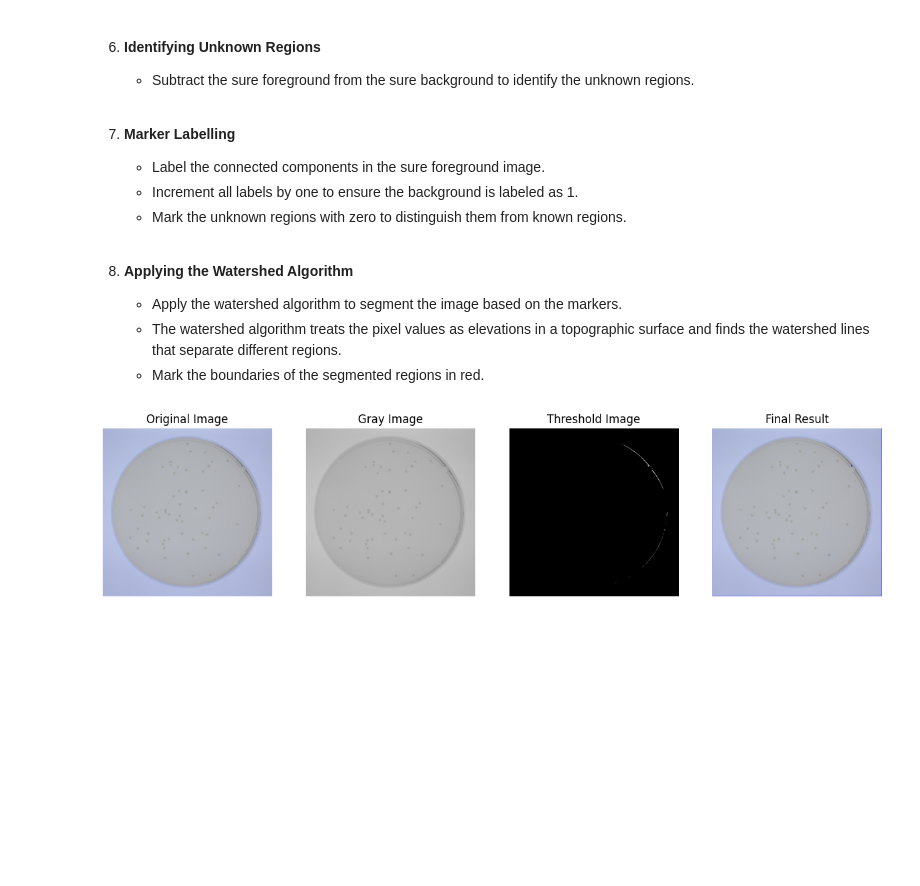
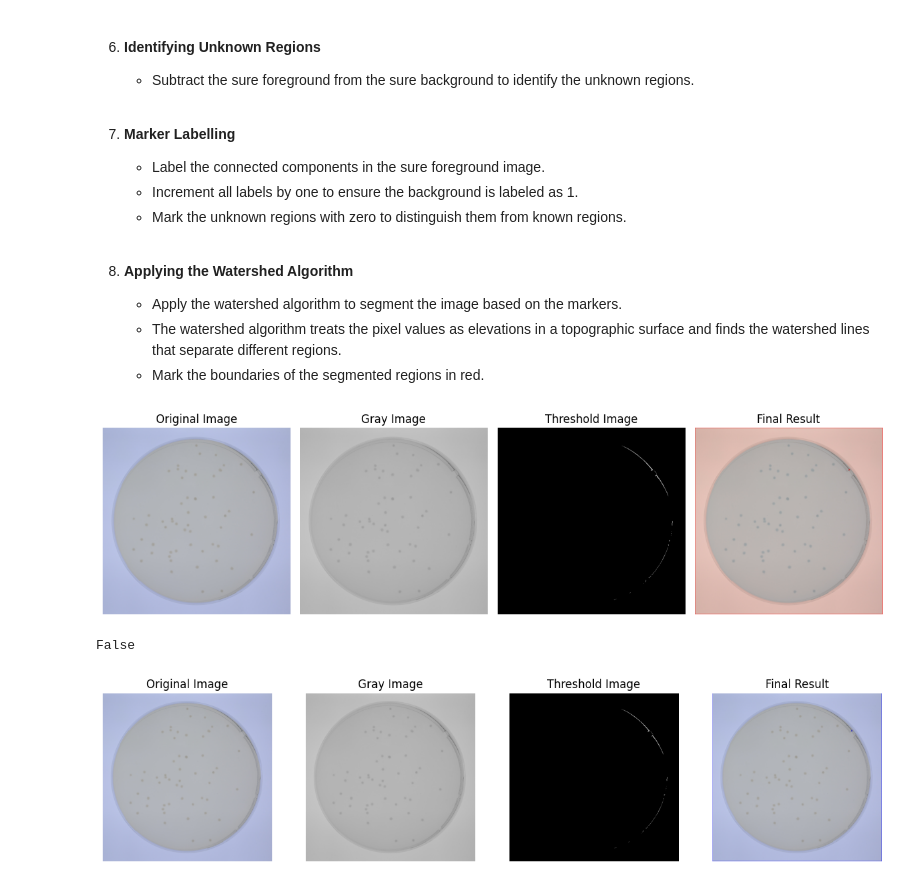
Before and after one commit to juanyuri/AutomaticCellCounting, a Jupyter notebook: notebook.ipynb, the cells around one changed output. Saved outputs shown, nothing was run; the diff lists cells and outputs as text; code cells hidden in the pictures; blank space fills up the shorter version.

```diff
--- a/notebook.ipynb
+++ b/notebook.ipynb
@@ -157,45 +157,80 @@ The objective of the Watershed algorithm to perform image segmentation on a give
    - The watershed algorithm treats the pixel values as elevations in a topographic surface and finds the watershed lines that separate different regions.
    - Mark the boundaries of the segmented regions in red.
 # %%
+import cv2
+import numpy as np
+import matplotlib.pyplot as plt
+
+# Load the image and resize
 img = cv2.imread(IMAGE_PATH)
 img = cv2.resize(img, None, fx=0.35, fy=0.35)
-
-# Converts the image from BGR color space to grayscale
+img_copy = cv2.imread(IMAGE_PATH)
+# Convert to grayscale
 gray = cv2.cvtColor(img, cv2.COLOR_BGR2GRAY)
 
 # Apply a binary inverse thresholding
-# Pixels greater than 135 are set to 0. Otherwise, 255.
 ret, thresh = cv2.threshold(gray, 135, 255, cv2.THRESH_BINARY_INV)
 
-# Morphological opening on the threshold image to remove noise
-# Open operation is composed of erosion and then dilation.
-kernel = np.ones((3,3), np.uint8)
+# Morphological opening to remove noise
+kernel = np.ones((3, 3), np.uint8)
 notNoise = cv2.morphologyEx(thresh, cv2.MORPH_OPEN, kernel, iterations=1)
 
 # Dilate to ensure that the background regions are well defined
 sure_bg = cv2.dilate(notNoise, kernel, iterations=3)
 
 # Distance transform and threshold to get sure foreground
 dist_transform = cv2.distanceTransform(notNoise, cv2.DIST_L2, 5)
 ret, sure_fg = cv2.threshold(dist_transform, 0.3 * dist_transform.max(), 255, 0)
 sure_fg = np.uint8(sure_fg)
 unknown = cv2.subtract(sure_bg, sure_fg)
 
 # Marker labelling
-# Markers help to determine which pixels belong to which segment in the image
 ret, markers = cv2.connectedComponents(sure_fg)
 
 # Add one to all labels so that sure background is not 0, but 1
 markers += 1
 
 # Mark the region of unknown with zero
 markers[unknown == 255] = 0
 
 # Apply watershed algorithm
 markers = cv2.watershed(img, markers)
 
-# Boundaries of segmented regions in red.
+# Mark the boundaries in red
 img[markers == -1] = [255, 0, 0]
+
+# Display the images
+def plot_images(images, titles):
+    plt.figure(figsize=(12, 6))
+    for i in range(len(images)):
+        plt.subplot(1, len(images), i + 1)
+        if len(images[i].shape) == 2:
+            plt.imshow(images[i], cmap='gray')
+        else:
+            plt.imshow(cv2.cvtColor(images[i], cv2.COLOR_BGR2RGB))
+        plt.title(titles[i])
+        plt.axis('off')
+    plt.tight_layout()
+    plt.show()
+
+# Convert the images to RGB for displaying
+img_rgb = cv2.cvtColor(img, cv2.COLOR_BGR2RGB)
+gray_rgb = cv2.cvtColor(gray, cv2.COLOR_GRAY2RGB)
+thresh_rgb = cv2.cvtColor(thresh, cv2.COLOR_GRAY2RGB)
+notNoise_rgb = cv2.cvtColor(notNoise, cv2.COLOR_GRAY2RGB)
+sure_bg_rgb = cv2.cvtColor(sure_bg, cv2.COLOR_GRAY2RGB)
+sure_fg_rgb = cv2.cvtColor(sure_fg, cv2.COLOR_GRAY2RGB)
+unknown_rgb = cv2.cvtColor(unknown, cv2.COLOR_GRAY2RGB)
+
+images = [img_copy, gray_rgb, thresh_rgb, img_rgb]
+titles = ['Original Image', 'Gray Image', 'Threshold Image', 'Final Result']
+plot_images(images, titles)
+
+# Save the final result
+cv2.imwrite("output_path/final_result.jpg", img)
+# %% [output]
+[figure, added]
+False
 # %%
 # Convert the images to RGB for displaying
 img_rgb = cv2.imread(IMAGE_PATH)
```
Also changed, not shown: 6 other files.
